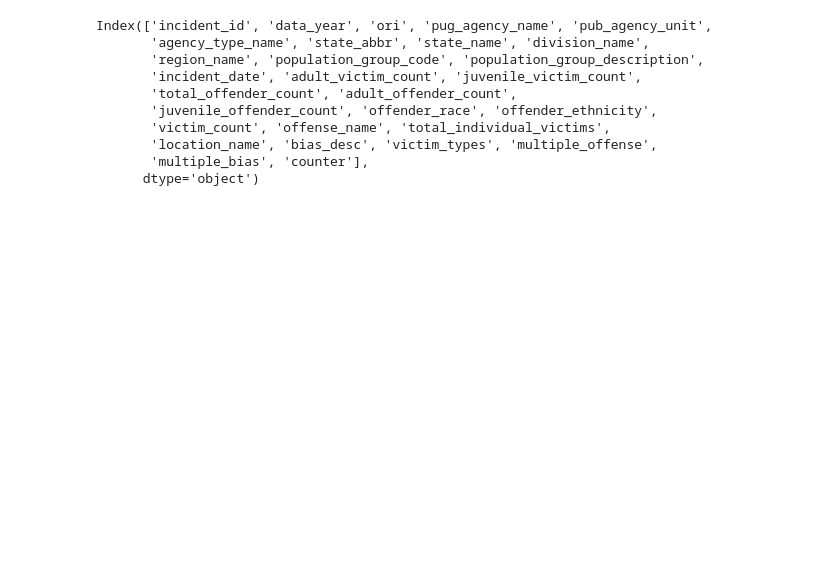
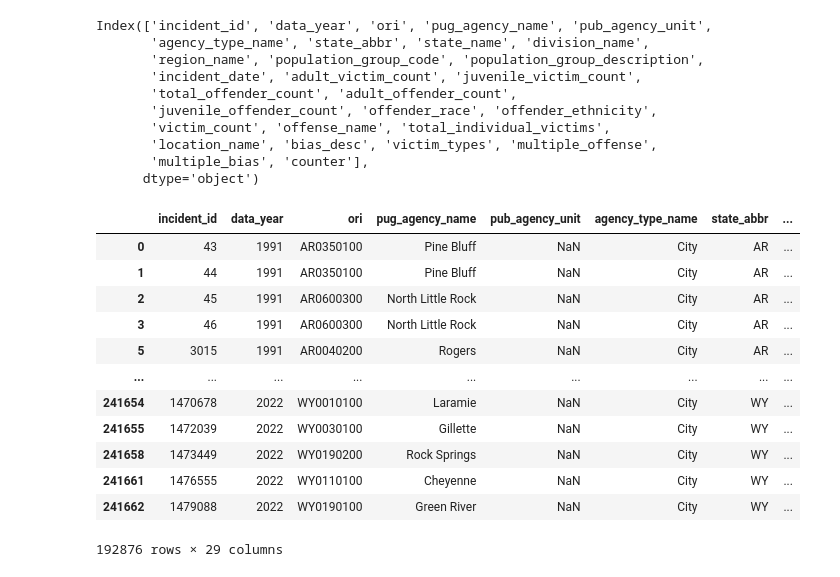
Before and after one commit to reckoning-machines/sharing-sacred-spaces, a Jupyter notebook: notebooks/fbi_data_eda.ipynb, the cells around one changed output. Saved outputs shown, nothing was run; the diff lists cells and outputs as text; code cells hidden in the pictures; blank space fills up the shorter version.

```diff
--- a/notebooks/fbi_data_eda.ipynb
+++ b/notebooks/fbi_data_eda.ipynb
@@ -52,3 +52,19 @@ fig.show()
 df_plot = df[['data_year', 'state_abbr', 'counter']].groupby(['data_year', 'state_abbr']).sum().reset_index()
 fig = px.line(df_plot, x='data_year', y='counter', color='state_abbr', title="Hate Crimes Over Time by State")
 fig.show()
+# %%
+df
+# %% [output]
+|  | incident_id | data_year | ori | pug_agency_name | pub_agency_unit | agency_type_name | state_abbr | ... |
+| 0 | 43 | 1991 | AR0350100 | Pine Bluff | NaN | City | AR | ... |
+| 1 | 44 | 1991 | AR0350100 | Pine Bluff | NaN | City | AR | ... |
+| 2 | 45 | 1991 | AR0600300 | North Little Rock | NaN | City | AR | ... |
+| 3 | 46 | 1991 | AR0600300 | North Little Rock | NaN | City | AR | ... |
+| 5 | 3015 | 1991 | AR0040200 | Rogers | NaN | City | AR | ... |
+| ... | ... | ... | ... | ... | ... | ... | ... | ... |
+| 241654 | 1470678 | 2022 | WY0010100 | Laramie | NaN | City | WY | ... |
+| 241655 | 1472039 | 2022 | WY0030100 | Gillette | NaN | City | WY | ... |
+| 241658 | 1473449 | 2022 | WY0190200 | Rock Springs | NaN | City | WY | ... |
+| 241661 | 1476555 | 2022 | WY0110100 | Cheyenne | NaN | City | WY | ... |
+| 241662 | 1479088 | 2022 | WY0190100 | Green River | NaN | City | WY | ... |
+192876 rows × 29 columns
```
Also changed, not shown: parts of 2 cells of this notebook.
